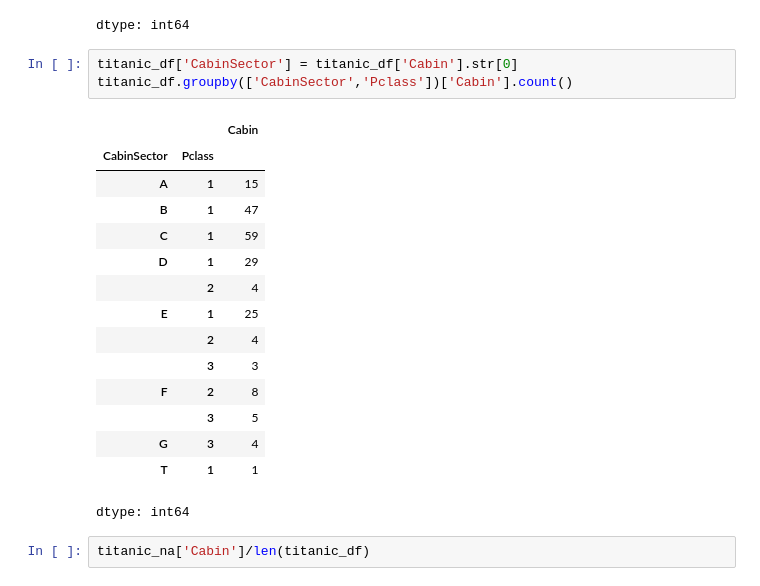
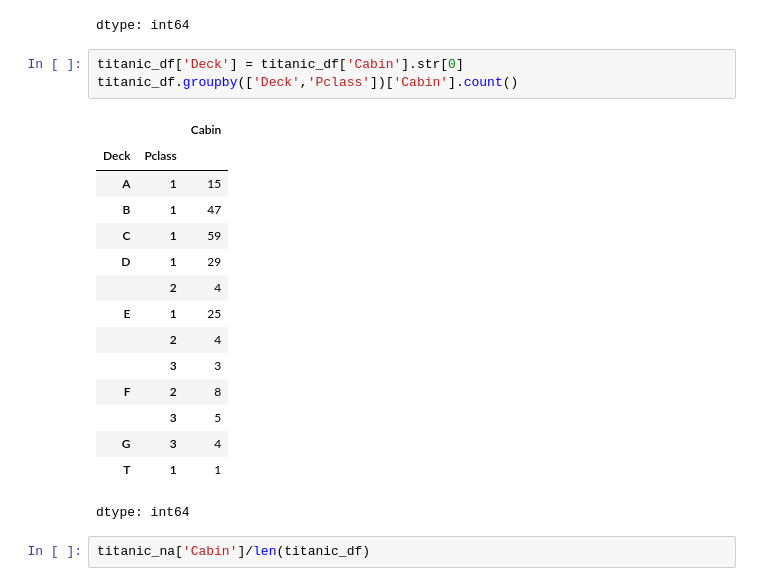
Before and after one commit to Solvro/ml-wakacyjne-wyzwanie-2025, a Jupyter notebook: zofiawarzycha_EDA_zadanie.ipynb, the cells around one changed output. Saved outputs shown, nothing was run; the diff lists cells and outputs as text.

```diff
--- a/zofiawarzycha_EDA_zadanie.ipynb
+++ b/zofiawarzycha_EDA_zadanie.ipynb
@@ -195,11 +202,11 @@ titanic_df['Cabin'].str[0].value_counts()
 | T | 1 |
 dtype: int64
 # %%
-titanic_df['CabinSector'] = titanic_df['Cabin'].str[0]
-titanic_df.groupby(['CabinSector','Pclass'])['Cabin'].count()
+titanic_df['Deck'] = titanic_df['Cabin'].str[0]
+titanic_df.groupby(['Deck','Pclass'])['Cabin'].count()
 # %% [output]
 |  |  | Cabin |
-| CabinSector | Pclass |  |
+| Deck | Pclass |  |
 | A | 1 | 15 |
 | B | 1 | 47 |
 | C | 1 | 59 |
```
Also changed, not shown: parts of 32 cells of this notebook.
